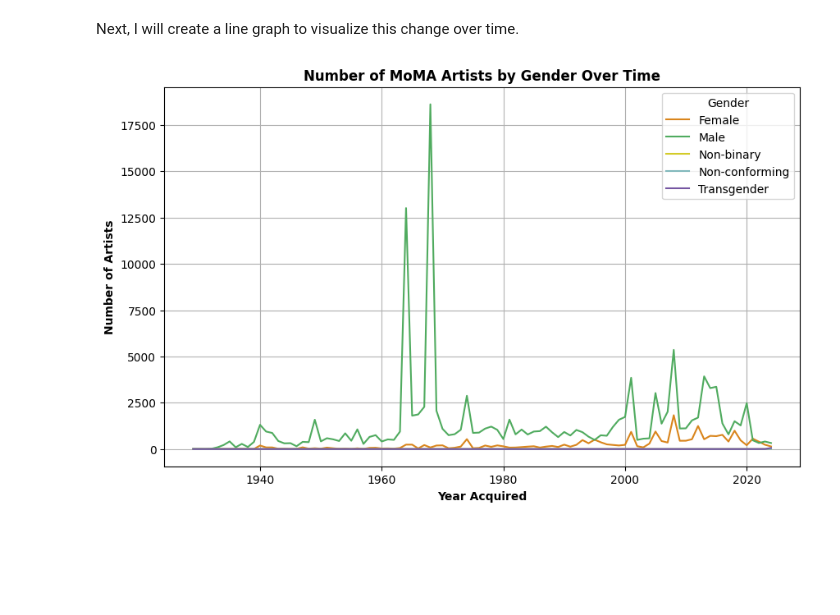
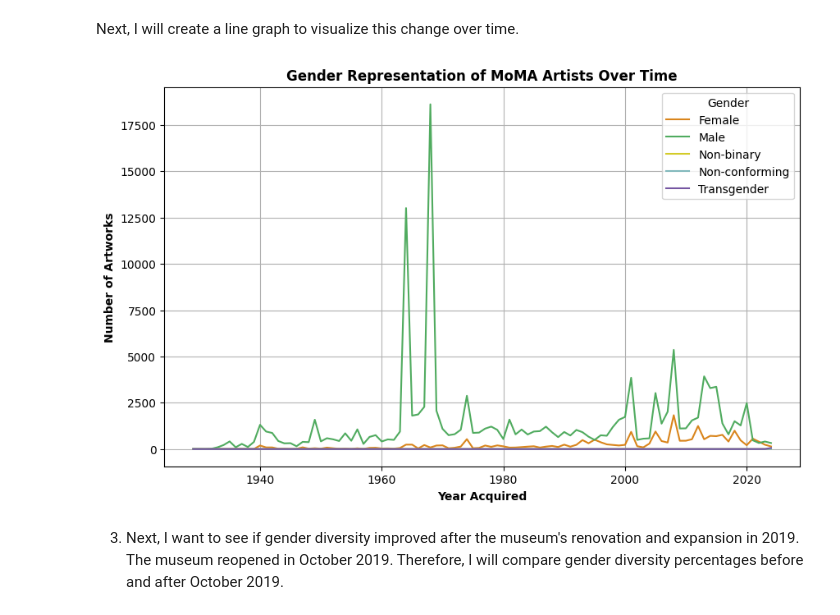
Before and after one commit to Marisa-Paolucci/MoMA-project, a Jupyter notebook: src/04_analyze.ipynb, the cells around one changed output. Cells and saved outputs as stored; diff of their text form; code cells hidden in the pictures; blank space fills up the shorter version.

```diff
--- a/src/04_analyze.ipynb
+++ b/src/04_analyze.ipynb
@@ -115,16 +117,18 @@ Next, I will create a line graph to visualize this change over time.
 # %%
 # Creating custom colors and labels to match the bar chart.
 custom_colors_2 =['#d9851c', '#50ab5f', '#d3cb29', '#83b9bd', '#7556a2']
 custom_labels = ['Female', 'Male', 'Non-binary', 'Non-conforming', 'Transgender']
 
 # Creating the line graph with the custom colors and thicker line.
 ax_2 = gender_per_year.plot(kind='line', figsize=(10, 6), color=custom_colors_2, linewidth=1.5)
 
-plt.title('Number of MoMA Artists by Gender Over Time', fontweight='bold')
+plt.title('Gender Representation of MoMA Artists Over Time', fontweight='bold')
 plt.xlabel('Year Acquired', fontweight='bold')
-plt.ylabel('Number of Artists', fontweight='bold')
+plt.ylabel('Number of Artworks', fontweight='bold')
 plt.legend(custom_labels, title='Gender') # Using the custom_labels to remove parentheses from data set.
 plt.grid(True)
 plt.show()
 # %% [output]
-[figure, old version]
+[figure, new version]
+# %% [markdown]
+3. Next, I want to see if gender diversity improved after the museum's renovation and expansion in 2019. The museum reopened in October 2019. Therefore, I will compare gender diversity percentages before and after October 2019.
```
Also changed, not shown: parts of 16 cells of this notebook.
